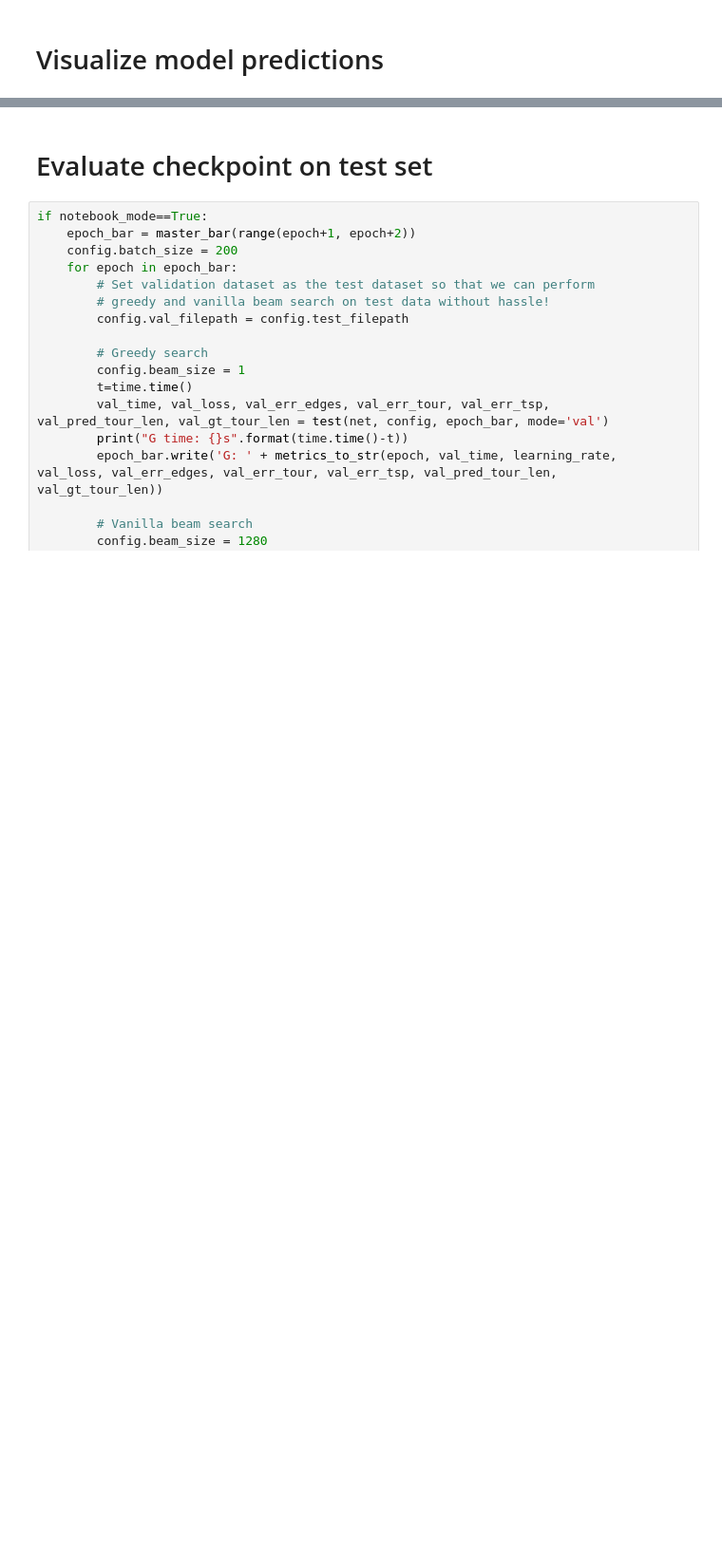
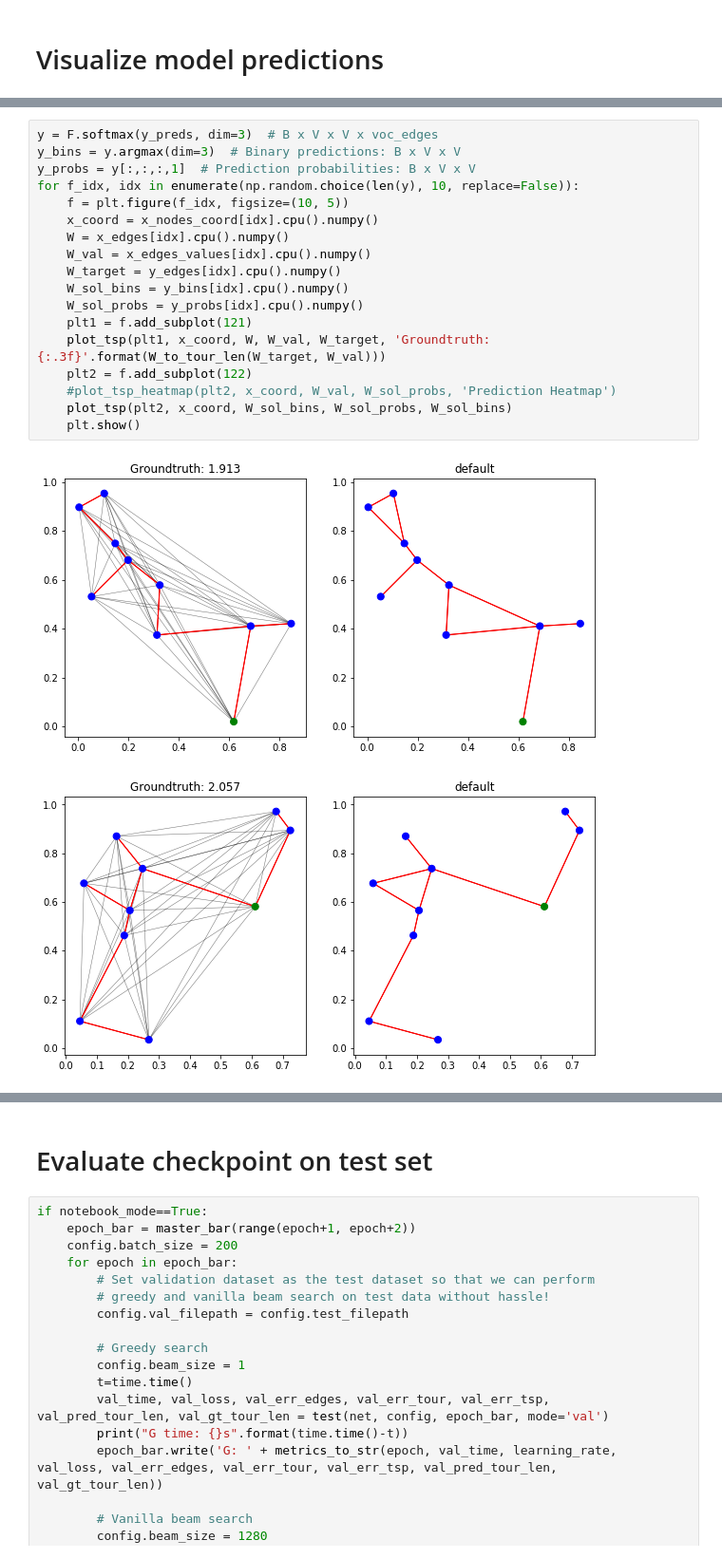
Before and after one commit to BrandonKates/graph-convnet-tsp, a Jupyter notebook: main_mst.ipynb, the cells around one changed output, grey strips where cells are left out. Shown at 95% size. Saved outputs shown, nothing was run; the diff lists cells and outputs as text; blank space fills up the shorter version.

```diff
--- a/main_mst.ipynb
+++ b/main_mst.ipynb
@@ -719,0 +733,21 @@ Groundtruth tour length: 2.125 (mean)
+# %%
+y = F.softmax(y_preds, dim=3)  # B x V x V x voc_edges
+y_bins = y.argmax(dim=3)  # Binary predictions: B x V x V
+y_probs = y[:,:,:,1]  # Prediction probabilities: B x V x V
+for f_idx, idx in enumerate(np.random.choice(len(y), 10, replace=False)):
+    f = plt.figure(f_idx, figsize=(10, 5))
+    x_coord = x_nodes_coord[idx].cpu().numpy()
+    W = x_edges[idx].cpu().numpy()
+    W_val = x_edges_values[idx].cpu().numpy()
+    W_target = y_edges[idx].cpu().numpy()
+    W_sol_bins = y_bins[idx].cpu().numpy()
+    W_sol_probs = y_probs[idx].cpu().numpy()
+    plt1 = f.add_subplot(121)
+    plot_tsp(plt1, x_coord, W, W_val, W_target, 'Groundtruth: {:.3f}'.format(W_to_tour_len(W_target, W_val)))
+    plt2 = f.add_subplot(122)
+    #plot_tsp_heatmap(plt2, x_coord, W_val, W_sol_probs, 'Prediction Heatmap')
+    plot_tsp(plt2, x_coord, W_sol_bins, W_sol_probs, W_sol_bins)
+    plt.show()
+# %% [output]
+[figure, added]
+[figure, added]
```
Also changed, not shown: parts of 12 cells of this notebook, 5 other files.
